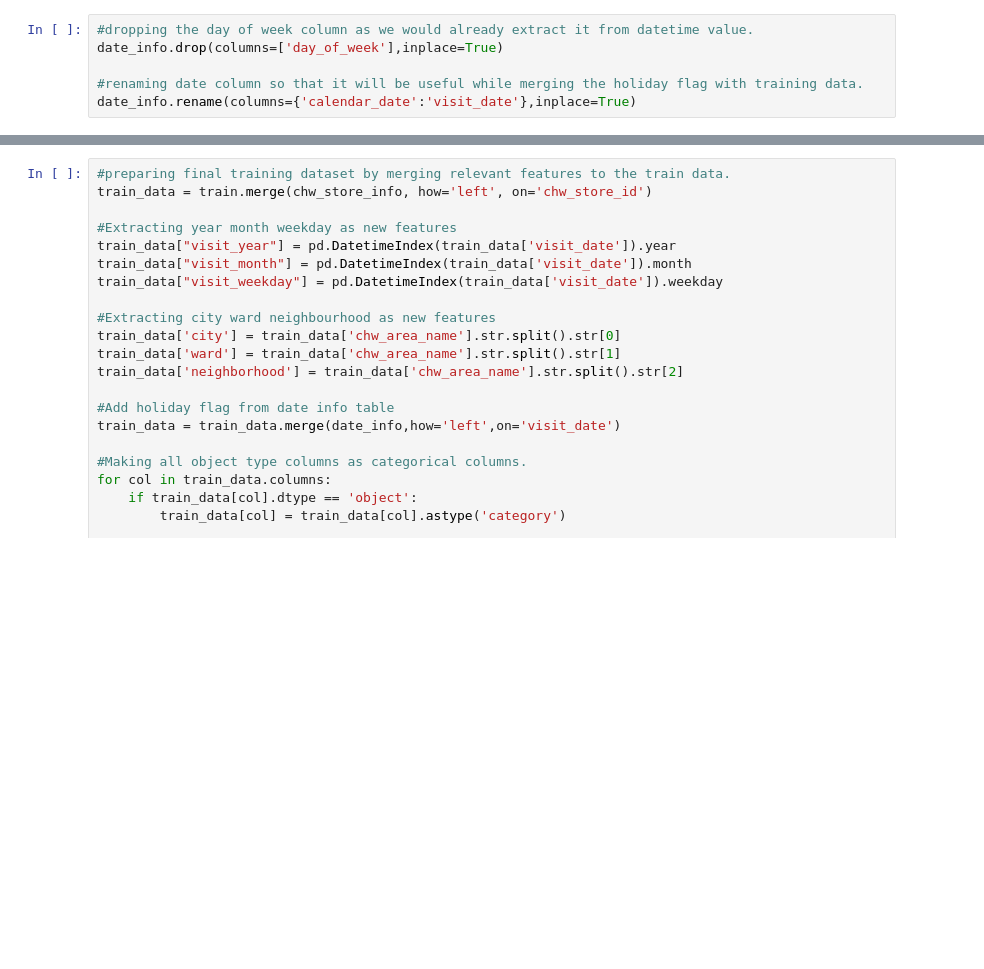
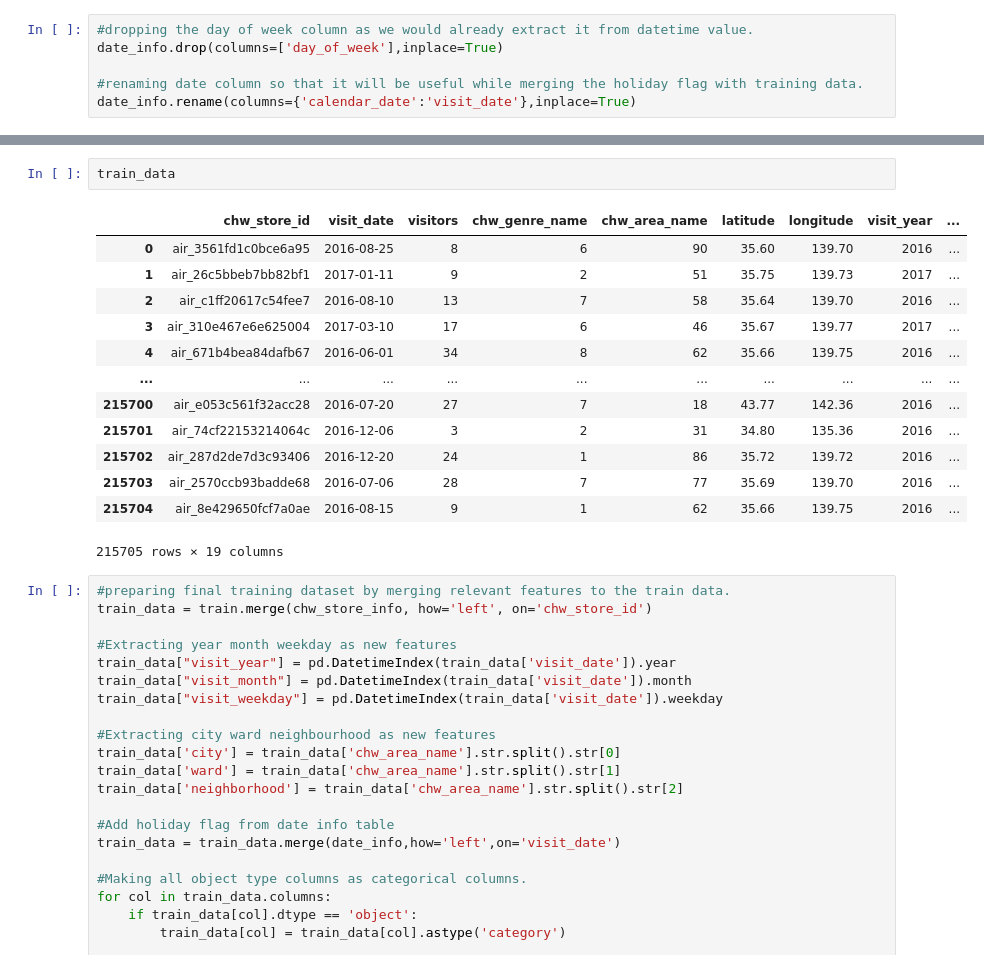
Before and after one commit to ChandrakantSahu17/IIITB_Sem1_ML_Project, a Jupyter notebook: OurCode_TerminalStack.ipynb, the cells around one changed output, grey strips where cells are left out. Cells and saved outputs as stored; diff of their text form; blank space fills up the shorter version.

```diff
--- a/OurCode_TerminalStack.ipynb
+++ b/OurCode_TerminalStack.ipynb
@@ -1376,3 +1437,19 @@ date_info.rename(columns={'calendar_date':'visit_date'},inplace=True)
+# %%
+train_data
+# %% [output]
+|  | chw_store_id | visit_date | visitors | chw_genre_name | chw_area_name | latitude | longitude | visit_year | ... |
+| 0 | air_3561fd1c0bce6a95 | 2016-08-25 | 8 | 6 | 90 | 35.60 | 139.70 | 2016 | ... |
+| 1 | air_26c5bbeb7bb82bf1 | 2017-01-11 | 9 | 2 | 51 | 35.75 | 139.73 | 2017 | ... |
+| 2 | air_c1ff20617c54fee7 | 2016-08-10 | 13 | 7 | 58 | 35.64 | 139.70 | 2016 | ... |
+| 3 | air_310e467e6e625004 | 2017-03-10 | 17 | 6 | 46 | 35.67 | 139.77 | 2017 | ... |
+| 4 | air_671b4bea84dafb67 | 2016-06-01 | 34 | 8 | 62 | 35.66 | 139.75 | 2016 | ... |
+| ... | ... | ... | ... | ... | ... | ... | ... | ... | ... |
+| 215700 | air_e053c561f32acc28 | 2016-07-20 | 27 | 7 | 18 | 43.77 | 142.36 | 2016 | ... |
+| 215701 | air_74cf22153214064c | 2016-12-06 | 3 | 2 | 31 | 34.80 | 135.36 | 2016 | ... |
+| 215702 | air_287d2de7d3c93406 | 2016-12-20 | 24 | 1 | 86 | 35.72 | 139.72 | 2016 | ... |
+| 215703 | air_2570ccb93badde68 | 2016-07-06 | 28 | 7 | 77 | 35.69 | 139.70 | 2016 | ... |
+| 215704 | air_8e429650fcf7a0ae | 2016-08-15 | 9 | 1 | 62 | 35.66 | 139.75 | 2016 | ... |
+215705 rows × 19 columns
 # %%
 #preparing final training dataset by merging relevant features to the train data.
 train_data = train.merge(chw_store_info, how='left', on='chw_store_id')
```
Also changed, not shown: parts of 30 cells of this notebook, 11 other files.
